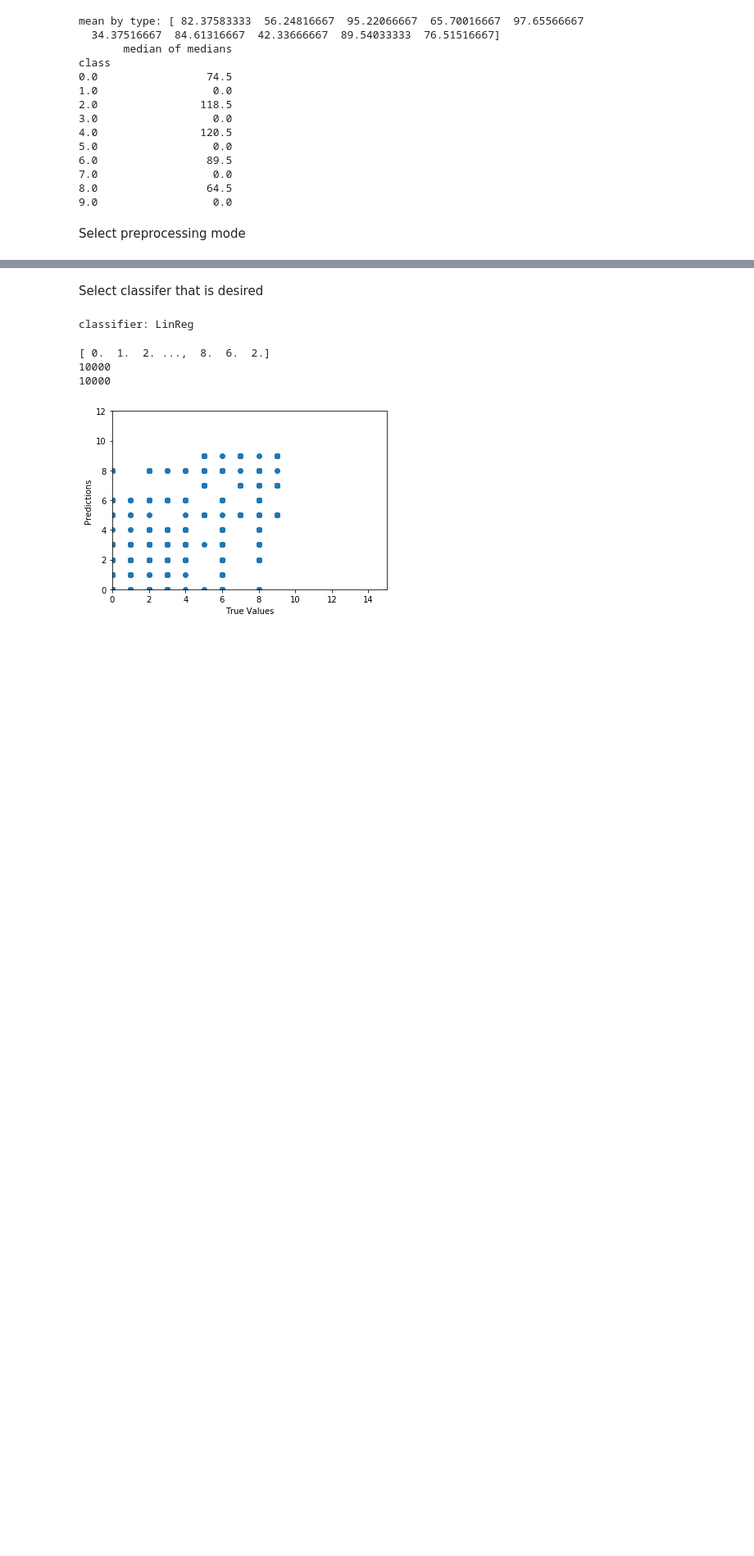
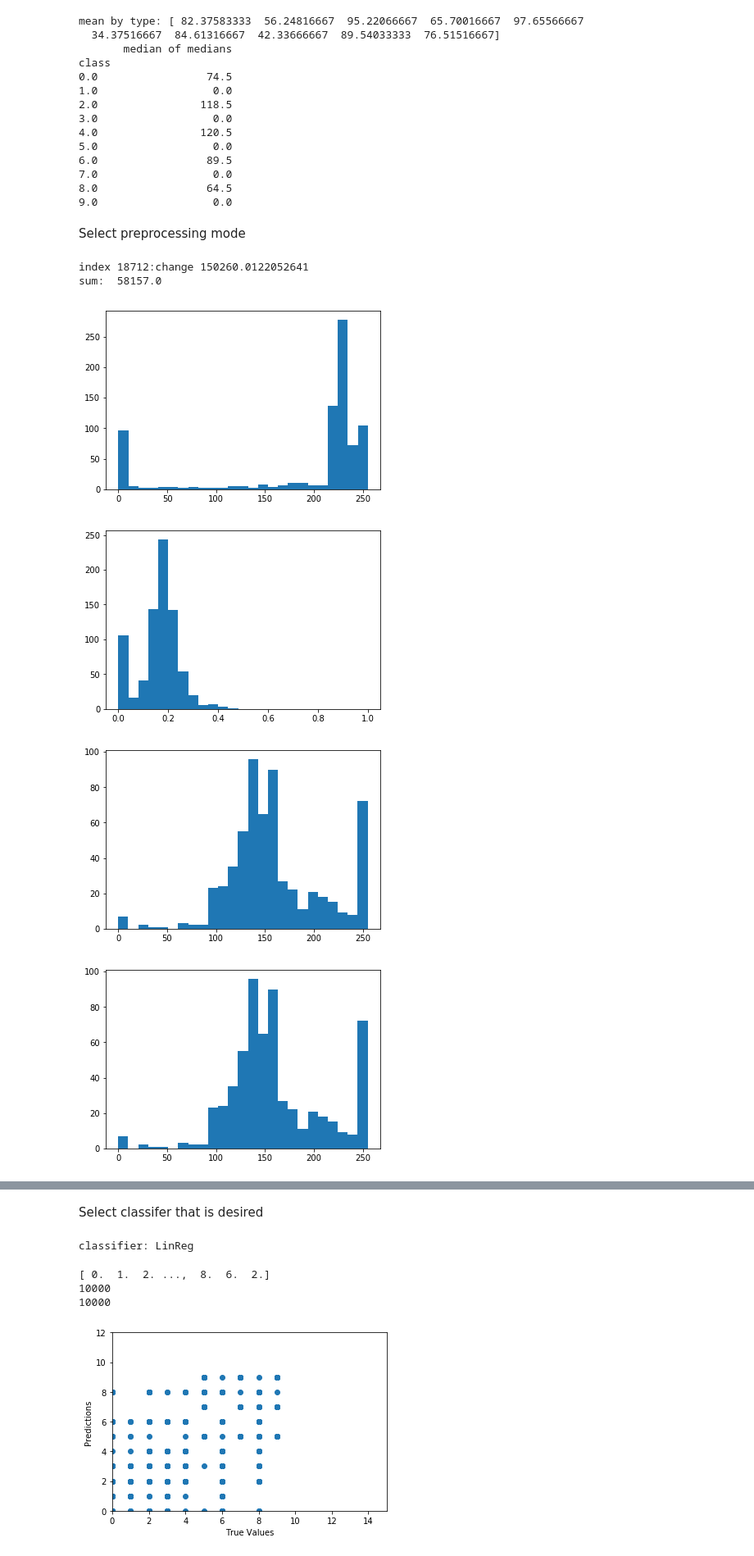
Before and after one commit to ParkerWilliamson/clothingCategorization, a Jupyter notebook: DataVisualization/DataVisualization.ipynb, the cells around one changed output, grey strips where cells are left out. Shown at 82% size. Drawn from its saved outputs; the diff is of its cells as text; code cells hidden in the pictures; blank space fills up the shorter version.

```diff
--- a/DataVisualization/DataVisualization.ipynb
+++ b/DataVisualization/DataVisualization.ipynb
@@ -106,11 +124,54 @@ class
 # %% [markdown]
 Select preprocessing mode
 # %%
-mode='Normalize'
+mode='Standardize'
 # %%
 if mode=='Normalize':
-    preclassifier_data = preprocessing.normalize(rawData)
+    tempNorm = preprocessing.normalize(rawData) #this normalization is 0-~<1 and it improved all but CNN classification
+    preclassifier_data = ((preprocessing.normalize(rawData)*255).transpose()/np.amax(preprocessing.normalize(rawData),axis=1)).astype(int).transpose()
 elif mode=='Standardize':
-    preclassifier_data = (rawData - np.mean(rawData, axis=1, keepdims=1)) / np.std(rawData, axis=1, keepdims=1)
+    tempStd = ((rawData - np.mean(rawData, axis=1, keepdims=1)) / np.std(rawData, axis=1, keepdims=1))
+    preclassifier_data = ((tempStd*255).transpose()/np.amax(tempStd,axis=1)).transpose()
 else:
     preclassifier_data = rawData
+# %%
+#find biggest difference between normalized and normal image (absolute change in one dirrection)
+max_delta = 0
+max_delta_ind = 0
+for image in range(int(len(rawData))):
+    delta = abs(sum(np.array(rawData[image][0:784])-np.array(tempNorm[image][0:784])))
+    if delta>max_delta:
+        max_delta_ind = image
+        max_delta = delta
+
+    #print(abs(sum(rawData[image][0:785]-preclassifier_data[image][0:785])))
+
+print('index {}:change {}'.format(max_delta_ind,max_delta))
+print('sum: ',np.sum(np.sum(rawData[image][0:784])))
+# %% [output]
+index 18712:change 150260.0122052641
+sum:  58157.0
+# %%
+plt.hist(rawData[max_delta_ind][:],range=(0,255),bins=25)
+plt.show()
+plt.hist(tempNorm[max_delta_ind][:],range=(0,1),bins=25)
+plt.show()
+plt.hist(preclassifier_data[max_delta_ind][:],range=(0,255),bins=25)
+plt.show()
+plt.hist(preclassifier_data[max_delta_ind][:],range=(0,255),bins=25)
+plt.show()
+
+plt.imshow(rawData[max_delta_ind][0:785].reshape((28,28)),vmin=0, vmax=255)
+plt.show()
+plt.imshow(tempNorm[max_delta_ind][0:785].reshape((28,28)),vmin=0, vmax=1)
+plt.show()
+plt.imshow(preclassifier_data[max_delta_ind][0:785].reshape((28,28)),vmin=0, vmax=255)
+plt.show()
+subt_array = np.subtract(rawData[max_delta_ind][0:785].reshape((28,28)),preclassifier_data[max_delta_ind][0:785].reshape((28,28)))
+plt.imshow(subt_array,vmin=0, vmax=255)
+plt.show()
+# %% [output]
+[figure, added]
+[figure, added]
+[figure, added]
+[figure, added]
```
Also changed, not shown: parts of 6 cells of this notebook, 5 other files.
